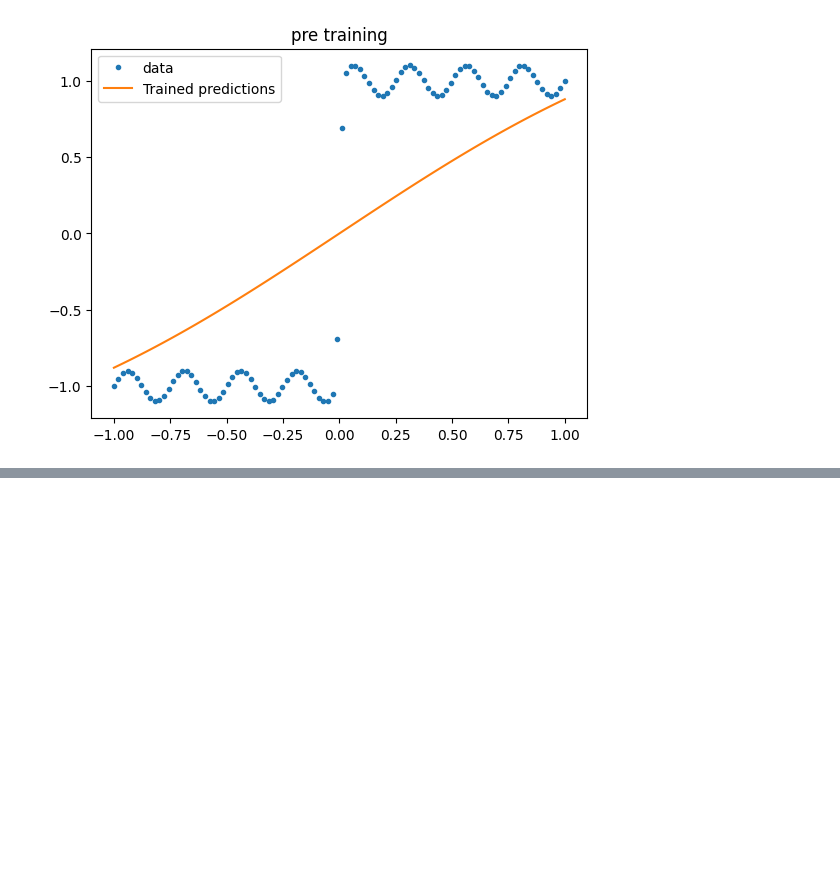
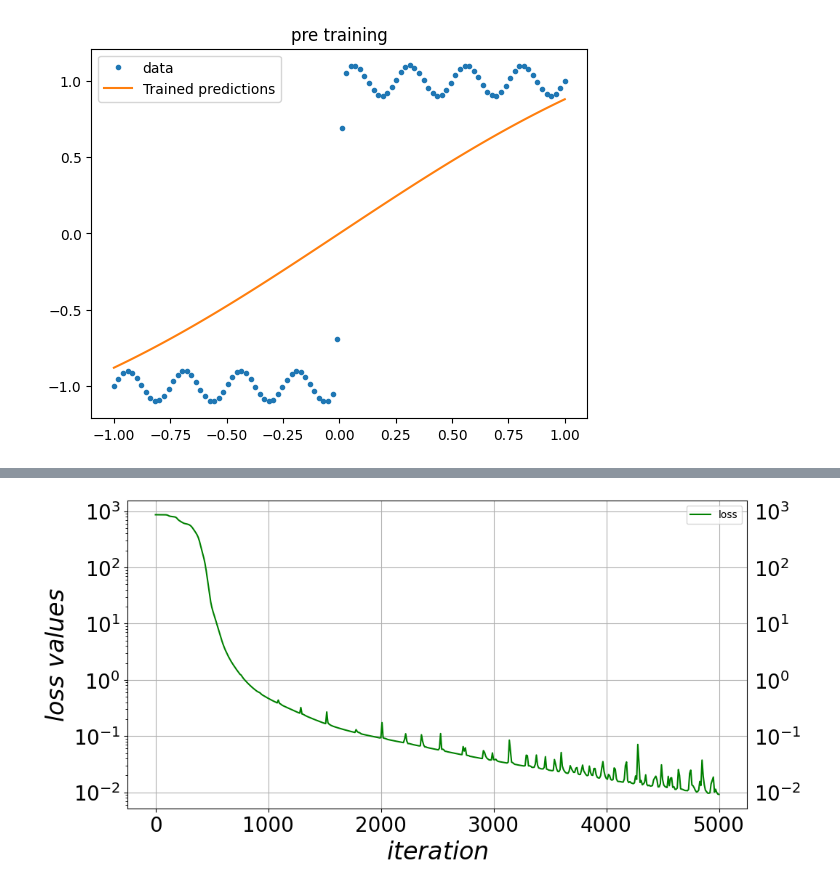
Before and after one commit to biondo999/napde_project, a Jupyter notebook: new_start/experiment.ipynb, the cells around one changed output, grey strips where cells are left out. Drawn from its saved outputs; the diff is of its cells as text; code cells hidden in the pictures; blank space fills up the shorter version.

```diff
--- a/new_start/experiment.ipynb
+++ b/new_start/experiment.ipynb
@@ -411,0 +412,86 @@ plt.legend();
+# %%
+
+x_test=tf.convert_to_tensor(np.linspace(-1,1,100),tf.float32)
+y_test=tf.convert_to_tensor(params.u_exact(x_test))
+
+
+u_pred=model(x_test)
+y_test=tf.expand_dims(y_test,axis=1)
+
+fig = plt.figure(0)
+gridspec.GridSpec(3,1)
+
+
+# plt.savefig('Train-Quad-pnts.pdf')
+#++++++++++++++++++++++++++++
+
+font = 24
+#all loss
+fig, ax = plt.subplots()
+plt.tick_params(axis='y', which='both', labelleft='on', labelright='off')
+plt.xlabel('$iteration$', fontsize = font)
+plt.ylabel('$loss \,\, values$', fontsize = font)
+plt.yscale('log')
+plt.grid(True)
+iteration = [total_record[i][0] for i in range(len(total_record))]
+loss_his  = [total_record[i][1] for i in range(len(total_record))]
+plt.plot(iteration, loss_his,'green',label="loss")
+plt.legend(loc="upper right")
+plt.tick_params( labelsize = 20)
+fig.set_size_inches(w=11,h=5.5)
+plt.show()
+# plt.savefig('loss.pdf')
+#++++++++++++++++++++++++++++
+#partial loss
+fig, ax = plt.subplots()
+plt.tick_params(axis='y', which='both', labelleft='on', labelright='off')
+plt.xlabel('$iteration$', fontsize = font)
+plt.ylabel('$loss \,\, values$', fontsize = font)
+plt.yscale('log')
+plt.grid(True)
+iteration = [total_record[i][0] for i in range(len(total_record))]
+loss_his  = [total_record[i][1] for i in range(len(total_record))]
+loss_b  = [total_record[i][2] for i in range(len(total_record))]
+loss_v  = [total_record[i][3] for i in range(len(total_record))]
+plt.plot(iteration, loss_his,'green',label="loss")
+plt.plot(iteration, loss_b,'blue',label="boundary_loss")
+plt.plot(iteration, loss_v, 'violet',label="variational_loss")
+plt.legend(loc="upper right")
+plt.tick_params( labelsize = 20)
+fig.set_size_inches(w=11,h=5.5)
+plt.show()
+
+
+pnt_skip = 25
+fig, ax = plt.subplots()
+plt.locator_params(axis='x', nbins=6)
+plt.locator_params(axis='y', nbins=8)
+
+plt.xlabel('$x$', fontsize = font)
+plt.ylabel('$u$', fontsize = font)
+plt.axhline(0, linewidth=0.8, linestyle='-', color='gray')
+for xc in params.grid:
+    plt.axvline(x=xc, linewidth=2, ls = '--')
+plt.plot(x_test, y_test, linewidth=1, color='r', label=''.join(['$exact$']))
+plt.plot(x_test, u_pred, 'k*', label='$VPINN$')
+plt.tick_params( labelsize = 20)
+legend = plt.legend(shadow=True, loc='upper left', fontsize=18, ncol = 1)
+fig.set_size_inches(w=11,h=5.5)
+plt.show()
+# plt.savefig('prediction.pdf')
+#++++++++++++++++++++++++++++
+
+fig, ax = plt.subplots()
+plt.locator_params(axis='x', nbins=6)
+plt.locator_params(axis='y', nbins=8)
+plt.xlabel('$x$', fontsize = font)
+plt.ylabel('point-wise error', fontsize = font)
+plt.yscale('log')
+plt.axhline(0, linewidth=0.8, linestyle='-', color='gray')
+for xc in params.grid:
+    plt.axvline(x=xc, linewidth=2, ls = '--')
+plt.plot(x_test, abs(y_test - u_pred), 'k')
+plt.tick_params( labelsize = 20)
+fig.set_size_inches(w=11,h=5.5)
+plt.show()
+# %% [output]
@@ -411,0 +499 @@ plt.legend();
+[figure, added]
```
Also changed, not shown: parts of 9 cells of this notebook, 2 other files.
